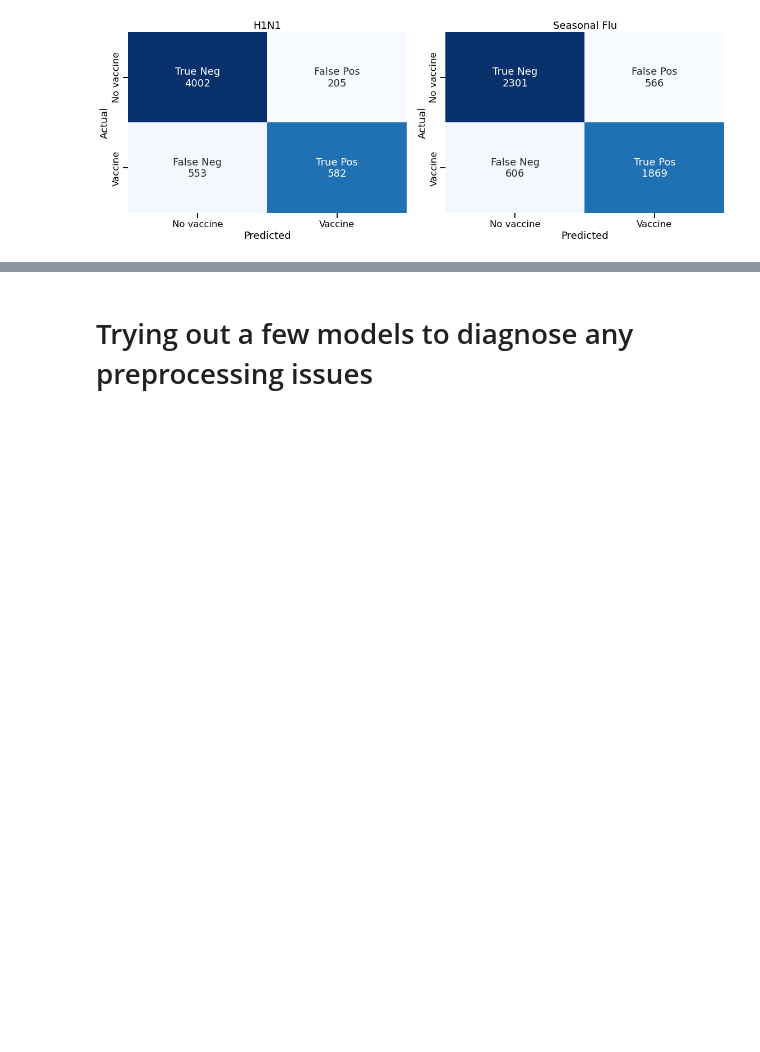
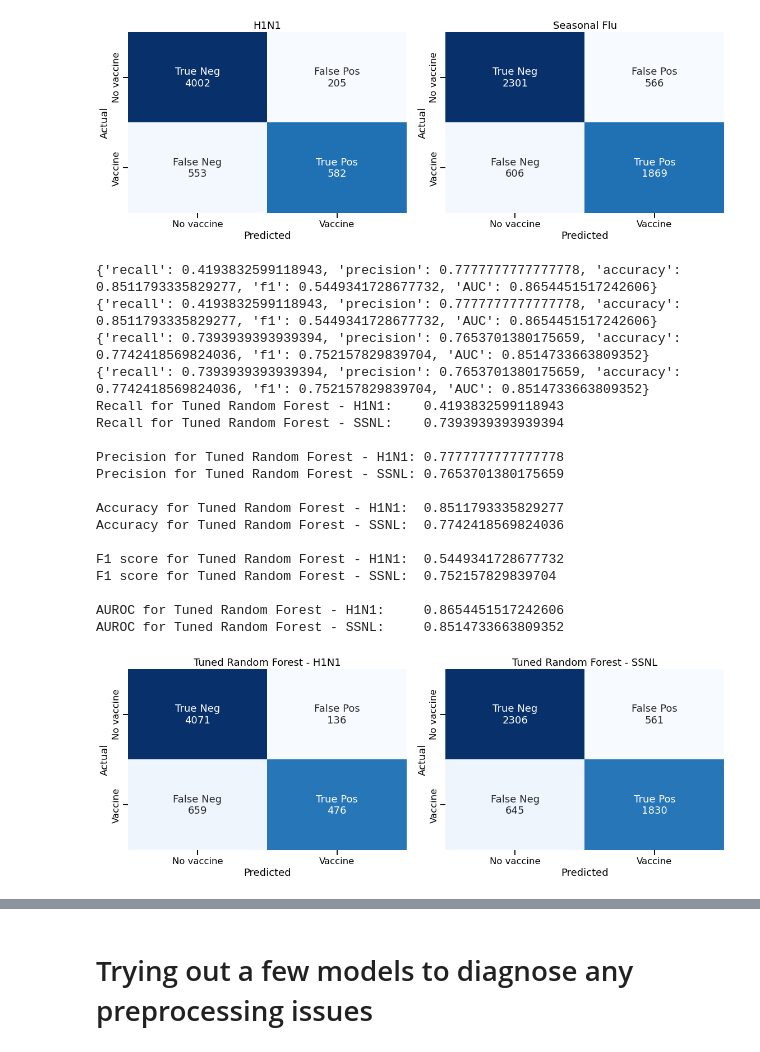
Before and after one commit to jeffbeech/Flu-Shot-Learning, a Jupyter notebook: matt notebook.ipynb, the cells around one changed output, grey strips where cells are left out. Drawn from its saved outputs; the diff is of its cells as text; code cells hidden in the pictures; blank space fills up the shorter version.

```diff
--- a/matt notebook.ipynb
+++ b/matt notebook.ipynb
@@ -623,3 +757,27 @@ F1 score for Seasonal Flu:  0.7613034623217922
 AUROC for H1N1:     0.8711484634901553
 AUROC for Seasonal Flu:     0.8587489122124631
 [figure]
+# %%
+#Best Forest
+
+train_new_model(RandomForestClassifier(criterion='gini', max_depth=20, min_samples_leaf=2, min_samples_split=4), 'tree', model_name=['Tuned Random Forest - H1N1', 'Tuned Random Forest - SSNL'], keep_score=True)
+# %% [output]
+{'recall': 0.4193832599118943, 'precision': 0.7777777777777778, 'accuracy': 0.8511793335829277, 'f1': 0.5449341728677732, 'AUC': 0.8654451517242606}
+{'recall': 0.4193832599118943, 'precision': 0.7777777777777778, 'accuracy': 0.8511793335829277, 'f1': 0.5449341728677732, 'AUC': 0.8654451517242606}
+{'recall': 0.7393939393939394, 'precision': 0.7653701380175659, 'accuracy': 0.7742418569824036, 'f1': 0.752157829839704, 'AUC': 0.8514733663809352}
+{'recall': 0.7393939393939394, 'precision': 0.7653701380175659, 'accuracy': 0.7742418569824036, 'f1': 0.752157829839704, 'AUC': 0.8514733663809352}
+Recall for Tuned Random Forest - H1N1:    0.4193832599118943
+Recall for Tuned Random Forest - SSNL:    0.7393939393939394
+
+Precision for Tuned Random Forest - H1N1: 0.7777777777777778
+Precision for Tuned Random Forest - SSNL: 0.7653701380175659
+
+Accuracy for Tuned Random Forest - H1N1:  0.8511793335829277
+Accuracy for Tuned Random Forest - SSNL:  0.7742418569824036
+
+F1 score for Tuned Random Forest - H1N1:  0.5449341728677732
+F1 score for Tuned Random Forest - SSNL:  0.752157829839704
+
+AUROC for Tuned Random Forest - H1N1:     0.8654451517242606
+AUROC for Tuned Random Forest - SSNL:     0.8514733663809352
+[figure, added]
```
Also changed, not shown: parts of 40 cells of this notebook, 6 other files.
